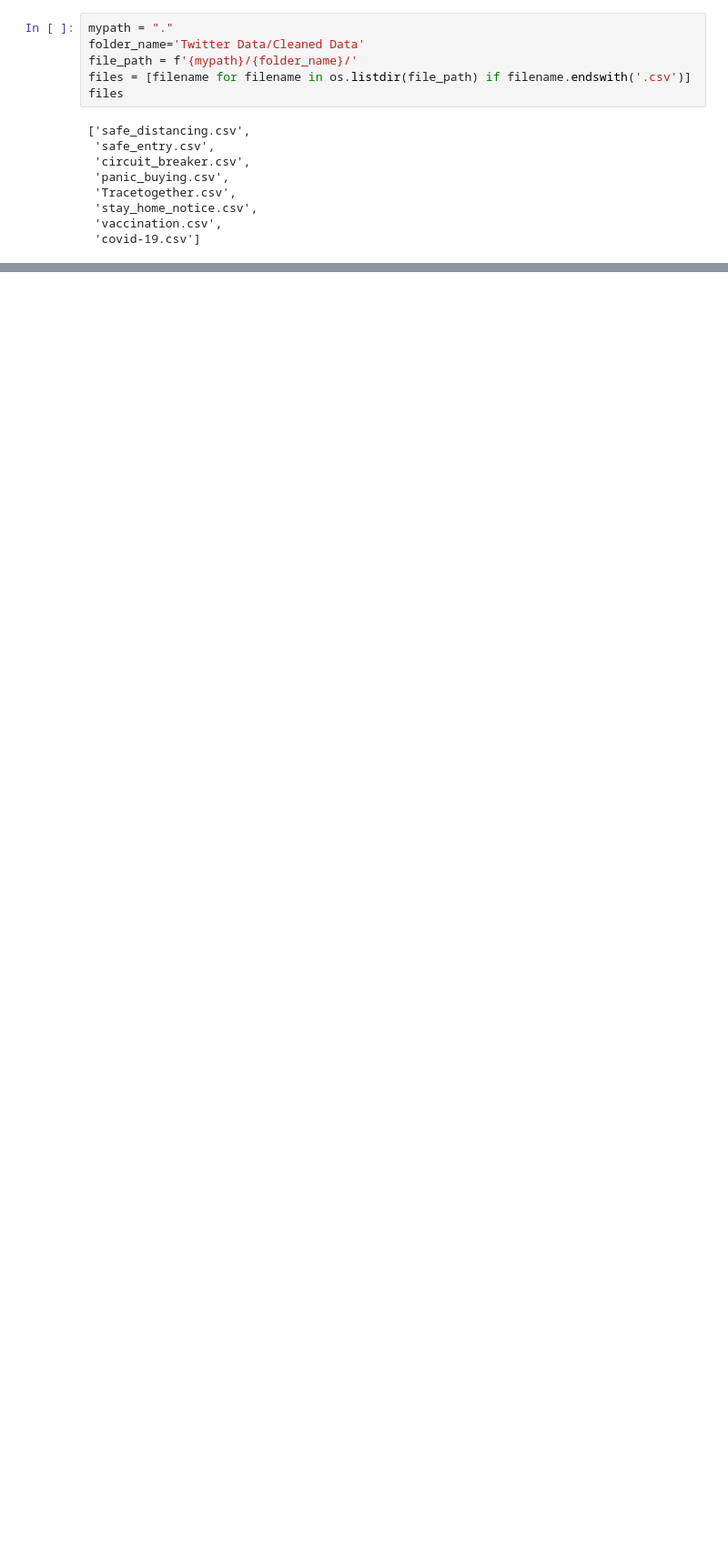
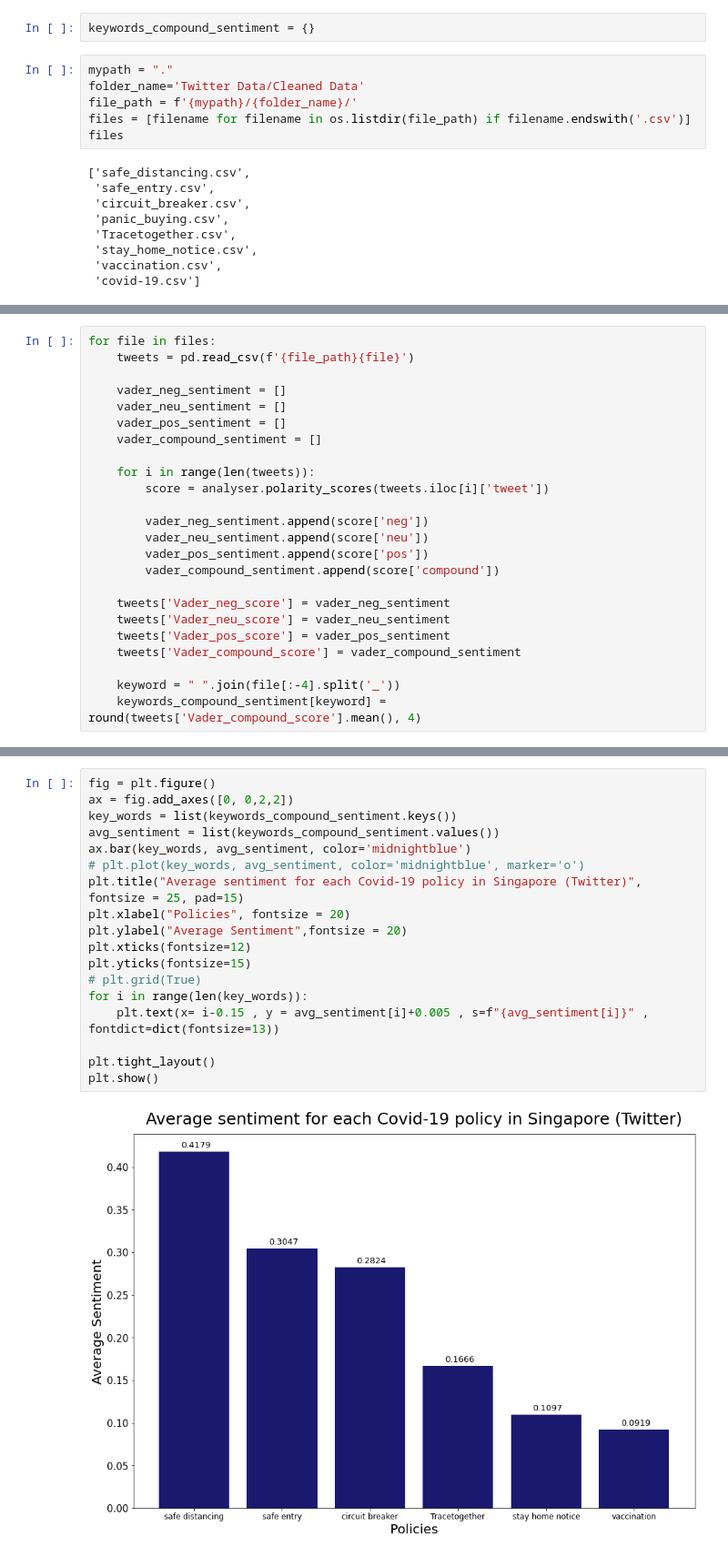
Before and after one commit to CJianYu98/Covid-19-Singapore-Analysis, a Jupyter notebook: Vader_emoji_sentiment_analysis.ipynb, the cells around one changed output, grey strips where cells are left out. Shown at 91% size. Cells and saved outputs as stored; diff of their text form; blank space fills up the shorter version.

Commit message:
vader + textblob sentiment analysis, and wordcloud

```diff
--- a/Vader_emoji_sentiment_analysis.ipynb
+++ b/Vader_emoji_sentiment_analysis.ipynb
@@ -15,3 +21,5 @@ analyser = SentimentIntensityAnalyzer()
+# %%
+keywords_compound_sentiment = {}
 # %%
 mypath = "."
 folder_name='Twitter Data/Cleaned Data'
@@ -83,0 +38,24 @@ tweets.to_csv(f'{file_path}emoji_sentiment.csv')
+# %%
+for file in files:
+    tweets = pd.read_csv(f'{file_path}{file}')
+
+    vader_neg_sentiment = []
+    vader_neu_sentiment = []
+    vader_pos_sentiment = []
+    vader_compound_sentiment = []
+
+    for i in range(len(tweets)):
+        score = analyser.polarity_scores(tweets.iloc[i]['tweet'])
+
+        vader_neg_sentiment.append(score['neg'])
+        vader_neu_sentiment.append(score['neu'])
+        vader_pos_sentiment.append(score['pos'])
+        vader_compound_sentiment.append(score['compound'])
+
+    tweets['Vader_neg_score'] = vader_neg_sentiment
+    tweets['Vader_neu_score'] = vader_neu_sentiment
+    tweets['Vader_pos_score'] = vader_pos_sentiment
+    tweets['Vader_compound_score'] = vader_compound_sentiment
+
+    keyword = " ".join(file[:-4].split('_'))
+    keywords_compound_sentiment[keyword] = round(tweets['Vader_compound_score'].mean(), 4)
@@ -83,0 +73,20 @@ tweets.to_csv(f'{file_path}emoji_sentiment.csv')
+# %%
+fig = plt.figure()
+ax = fig.add_axes([0, 0,2,2])
+key_words = list(keywords_compound_sentiment.keys())
+avg_sentiment = list(keywords_compound_sentiment.values())
+ax.bar(key_words, avg_sentiment, color='midnightblue')
+# plt.plot(key_words, avg_sentiment, color='midnightblue', marker='o')
+plt.title("Average sentiment for each Covid-19 policy in Singapore (Twitter)", fontsize = 25, pad=15)
+plt.xlabel("Policies", fontsize = 20)
+plt.ylabel("Average Sentiment",fontsize = 20)
+plt.xticks(fontsize=12)
+plt.yticks(fontsize=15)
+# plt.grid(True)
+for i in range(len(key_words)):
+    plt.text(x= i-0.15 , y = avg_sentiment[i]+0.005 , s=f"{avg_sentiment[i]}" , fontdict=dict(fontsize=13))
+
+plt.tight_layout()
+plt.show()
+# %% [output]
+[figure, added]
```
Also changed, not shown: parts of 26 cells of this notebook, 5 other files.
